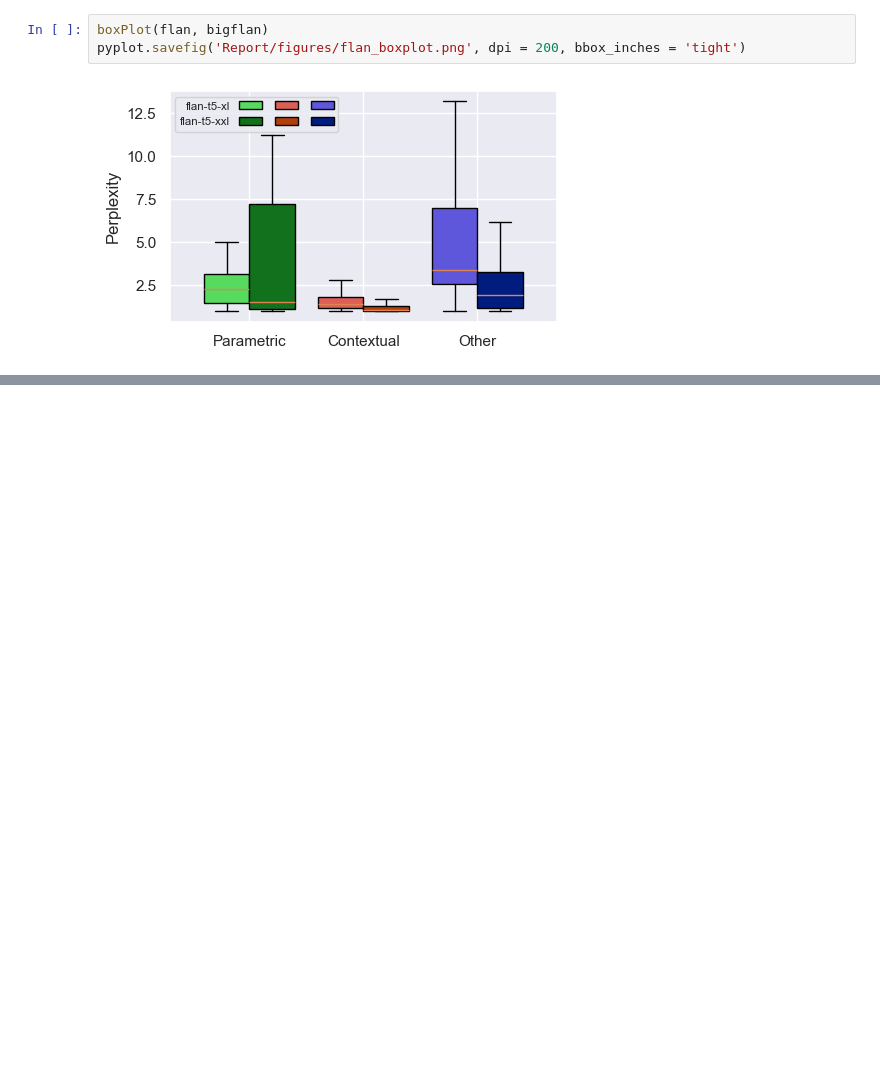
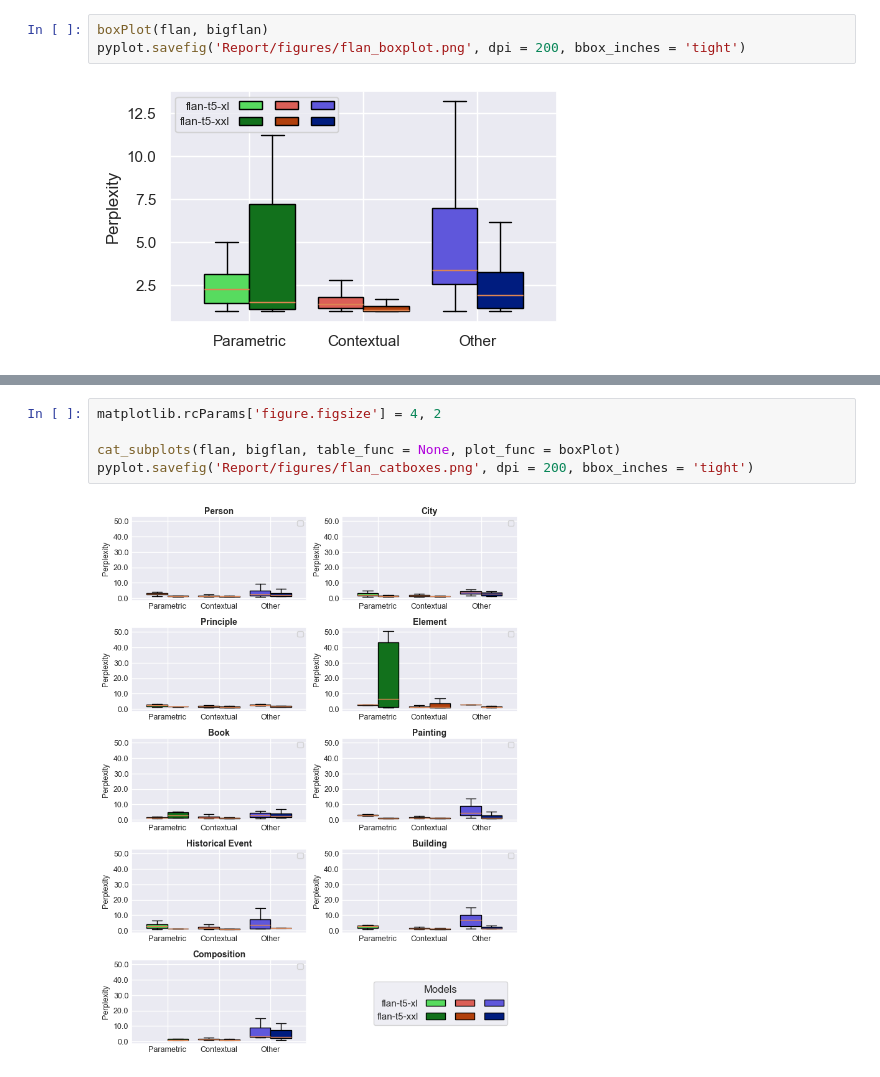
Before and after one commit to mfixman/rag-thesis, a Jupyter notebook: joiner_analysis.ipynb, the cells around one changed output, grey strips where cells are left out. Saved outputs shown, nothing was run; the diff lists cells and outputs as text; blank space fills up the shorter version.

```diff
--- a/joiner_analysis.ipynb
+++ b/joiner_analysis.ipynb
@@ -552,0 +427,7 @@ AttributeError: 'Series' object has no attribute 'likelihood'
+# %%
+matplotlib.rcParams['figure.figsize'] = 4, 2
+
+cat_subplots(flan, bigflan, table_func = None, plot_func = boxPlot)
+pyplot.savefig('Report/figures/flan_catboxes.png', dpi = 200, bbox_inches = 'tight')
+# %% [output]
+[figure, added]
```
Also changed, not shown: parts of 28 cells of this notebook, 4 other files.
